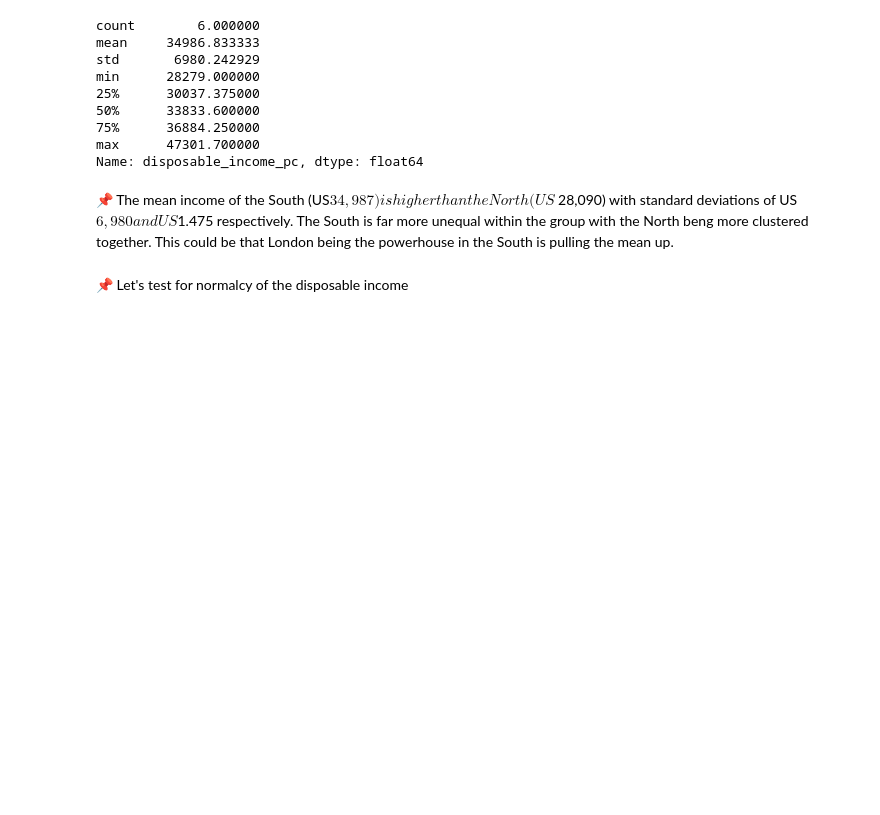
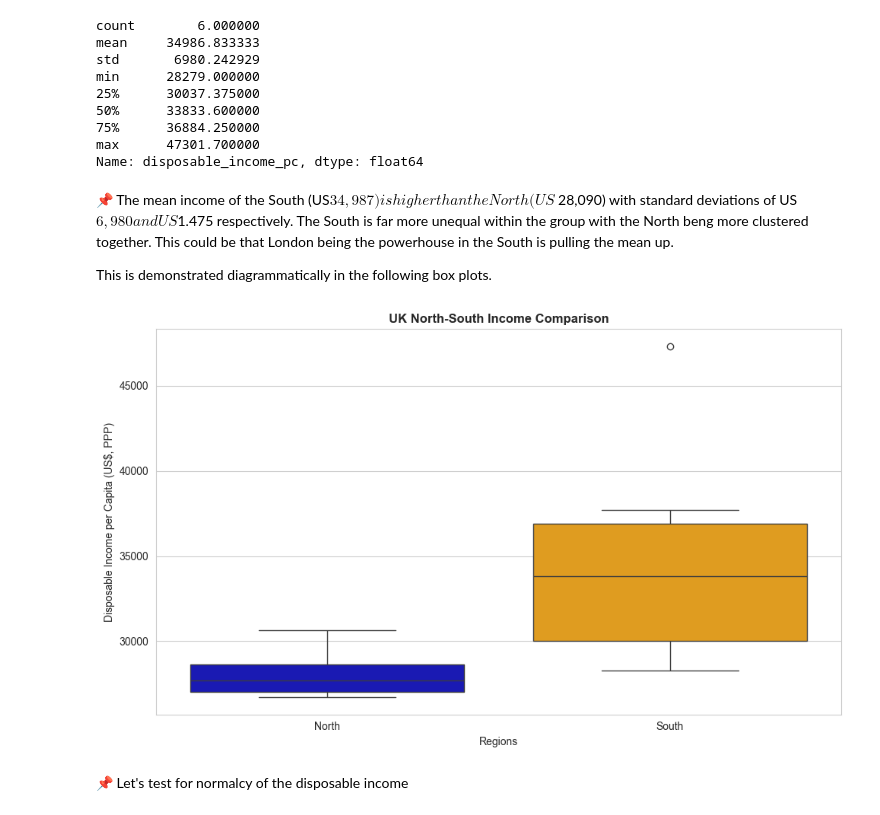
Before and after one commit to HaveTimeDrinkTea/Keeping_up_with_the_Joneses, a Jupyter notebook: jupyter_notebooks/02_Hypothesis_Testing.ipynb, the cells around one changed output. Cells and saved outputs as stored; diff of their text form; code cells hidden in the pictures; blank space fills up the shorter version.

Commit message:
completed the section on hypothesis 4 and also added more explanation to 02_Hypothesis_Testing.ipynb together with box plots for H1, 2 and 3

```diff
--- a/jupyter_notebooks/02_Hypothesis_Testing.ipynb
+++ b/jupyter_notebooks/02_Hypothesis_Testing.ipynb
@@ -220,6 +220,30 @@ max      47301.700000
 Name: disposable_income_pc, dtype: float64
 # %% [markdown]
 📌 The mean income of the South (US$ 34,987) is higher than the North (US$ 28,090) with standard deviations of US$ 6,980 and US$1.475 respectively. The South is far more unequal within the group with the North beng more clustered together. This could be that London being the powerhouse in the South is pulling the mean up.
+
+This is demonstrated diagrammatically in the following box plots.
+# %%
+# create a figure
+plt.figure(figsize=(10,6))
+
+# create the box plot for north-south income
+sns.boxplot(data=df_regional_wellbeing_uk
+            , x="north_south"
+            , y="disposable_income_pc"
+            , hue='north_south'
+            , palette={'North': 'mediumblue', 'South': 'orange'}
+            ,legend=False # removes the unnecessary legend
+            )
+
+
+
+plt.title("UK North-South Income Comparison", fontweight="bold", fontsize=12)
+plt.xlabel("Regions")
+plt.ylabel("Disposable Income per Capita (US$, PPP)")
+plt.tight_layout()
+plt.show()
+# %% [output]
+[figure, added]
 # %% [markdown]
 📌 Let's test for normalcy of the disposable income
 # %%
```
Also changed, not shown: parts of 12 cells of this notebook, 1 other file.
